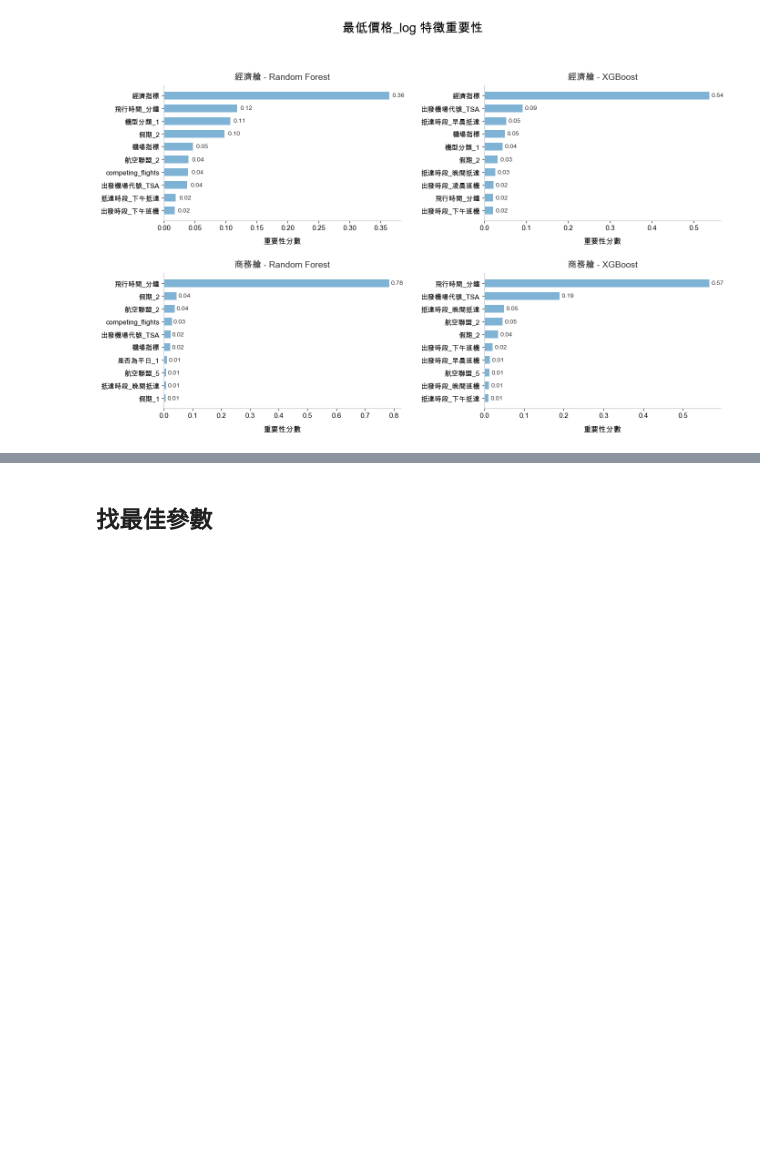
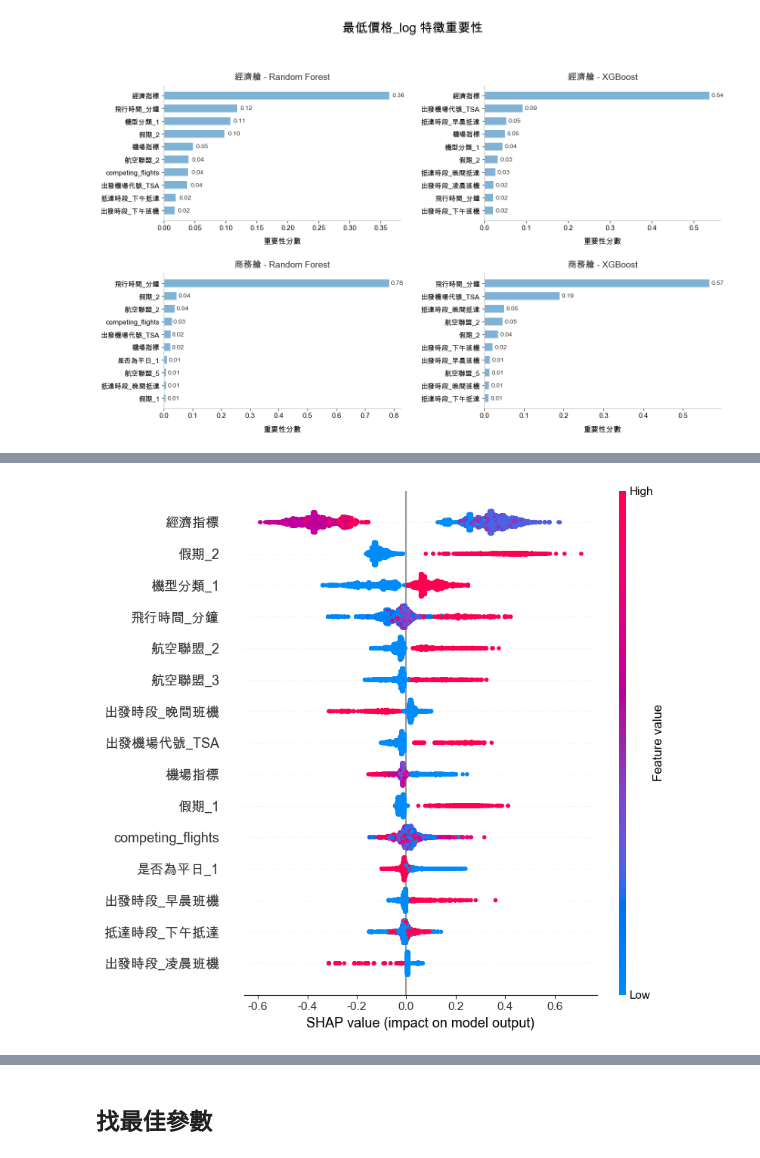
Before and after one commit to ching011500/flight_price, a Jupyter notebook: model/short_model.ipynb, the cells around one changed output, grey strips where cells are left out. Cells and saved outputs as stored; diff of their text form; code cells hidden in the pictures; blank space fills up the shorter version.

```diff
--- a/model/short_model.ipynb
+++ b/model/short_model.ipynb
@@ -109,0 +112,93 @@ plot_importance(X_eco, eco_data["最低價格_log"], biz_data["最低價格_log"
+# %%
+import pandas as pd
+import numpy as np
+import shap
+import matplotlib.pyplot as plt
+from sklearn.ensemble import RandomForestRegressor
+from xgboost import XGBRegressor
+from sklearn.preprocessing import StandardScaler
+
+# ========== 字體設定（中文） ==========
+plt.rcParams['font.sans-serif'] = ['Arial Unicode MS']
+plt.rcParams['axes.unicode_minus'] = False
+
+# ========== 載入資料 ==========
+file_path = '/Users/yuchingchen/Documents/專題/merge_and_cleaned/final_data/short_flight.csv'
+data = pd.read_csv(file_path)
+
+# ========== 分離艙等 ==========
+eco_data = data[data["艙等"] == "經濟艙"].copy()
+biz_data = data[data["艙等"] == "商務艙"].copy()
+
+# ========== One-hot encoding ==========
+categorical_cols = ['出發時段', '出發機場代號', '抵達時段', '抵達機場代號',
+                    '航空公司', '航空聯盟', '機型分類', '是否過夜', '是否為平日', '機型', '假期']
+eco_data = pd.get_dummies(eco_data, columns=categorical_cols, drop_first=True)
+biz_data = pd.get_dummies(biz_data, columns=categorical_cols, drop_first=True)
+
+# ========== 取得共同欄位 ==========
+common_cols = list(set(eco_data.columns) & set(biz_data.columns))
+eco_data = eco_data[common_cols]
+biz_data = biz_data[common_cols]
+
+# ========== 數值欄位標準化 ==========
+num_cols = ['飛行時間_分鐘', '經濟指標', '機場指標', 'competing_flights']
+scaler = StandardScaler()
+eco_data[num_cols] = scaler.fit_transform(eco_data[num_cols])
+biz_data[num_cols] = scaler.transform(biz_data[num_cols])
+
+# ========== 特徵欄位挑選 ==========
+target_keywords = ['出發時段_', '出發機場代號_', '抵達時段_', '航空聯盟_', '機型分類_', '假期_', '是否為平日_']
+feature_cols = [col for col in eco_data.columns if any(k in col for k in target_keywords)] + num_cols
+X_eco = eco_data[feature_cols]
+X_biz = biz_data[feature_cols]
+
+# ========== 模型建構函數 ==========
+def get_rf():
+    return RandomForestRegressor(n_estimators=100, random_state=42, n_jobs=-1)
+
+def get_xgb():
+    return XGBRegressor(n_estimators=100, learning_rate=0.1, max_depth=6,
+                        random_state=42, n_jobs=-1, verbosity=0)
+
+# ========== SHAP summary plot（每組單獨畫） ==========
+def shap_summary_separate(X_eco, y_eco, X_biz, y_biz, title):
+    print(f"📊 SHAP 分析 - {title}")
+
+    # 經濟艙 - Random Forest
+    print("→ 經濟艙 - Random Forest")
+    model = get_rf()
+    model.fit(X_eco, y_eco)
+    explainer = shap.TreeExplainer(model)
+    shap_values = explainer.shap_values(X_eco)
+    shap.summary_plot(shap_values, X_eco, max_display=15)
+
+    # 經濟艙 - XGBoost
+    print("→ 經濟艙 - XGBoost")
+    model = get_xgb()
+    model.fit(X_eco, y_eco)
+    explainer = shap.TreeExplainer(model)
+    shap_values = explainer.shap_values(X_eco)
+    shap.summary_plot(shap_values, X_eco, max_display=15)
+
+    # 商務艙 - Random Forest
+    print("→ 商務艙 - Random Forest")
+    model = get_rf()
+    model.fit(X_biz, y_biz)
+    explainer = shap.TreeExplainer(model)
+    shap_values = explainer.shap_values(X_biz)
+    shap.summary_plot(shap_values, X_biz, max_display=15)
+
+    # 商務艙 - XGBoost
+    print("→ 商務艙 - XGBoost")
+    model = get_xgb()
+    model.fit(X_biz, y_biz)
+    explainer = shap.TreeExplainer(model)
+    shap_values = explainer.shap_values(X_biz)
+    shap.summary_plot(shap_values, X_biz, max_display=15)
+
+# ========== 執行 SHAP 分析（三種目標） ==========
+shap_summary_separate(X_eco, eco_data["平均價格_log"], X_biz, biz_data["平均價格_log"], "平均價格_log")
+shap_summary_separate(X_eco, eco_data["中位數價格_log"], X_biz, biz_data["中位數價格_log"], "中位數價格_log")
+shap_summary_separate(X_eco, eco_data["最低價格_log"], X_biz, biz_data["最低價格_log"], "最低價格_log")
+# %% [output]
@@ -109,0 +207 @@ plot_importance(X_eco, eco_data["最低價格_log"], biz_data["最低價格_log"
+[figure, added]
```
Also changed, not shown: parts of 2 cells of this notebook, 1 other file.
